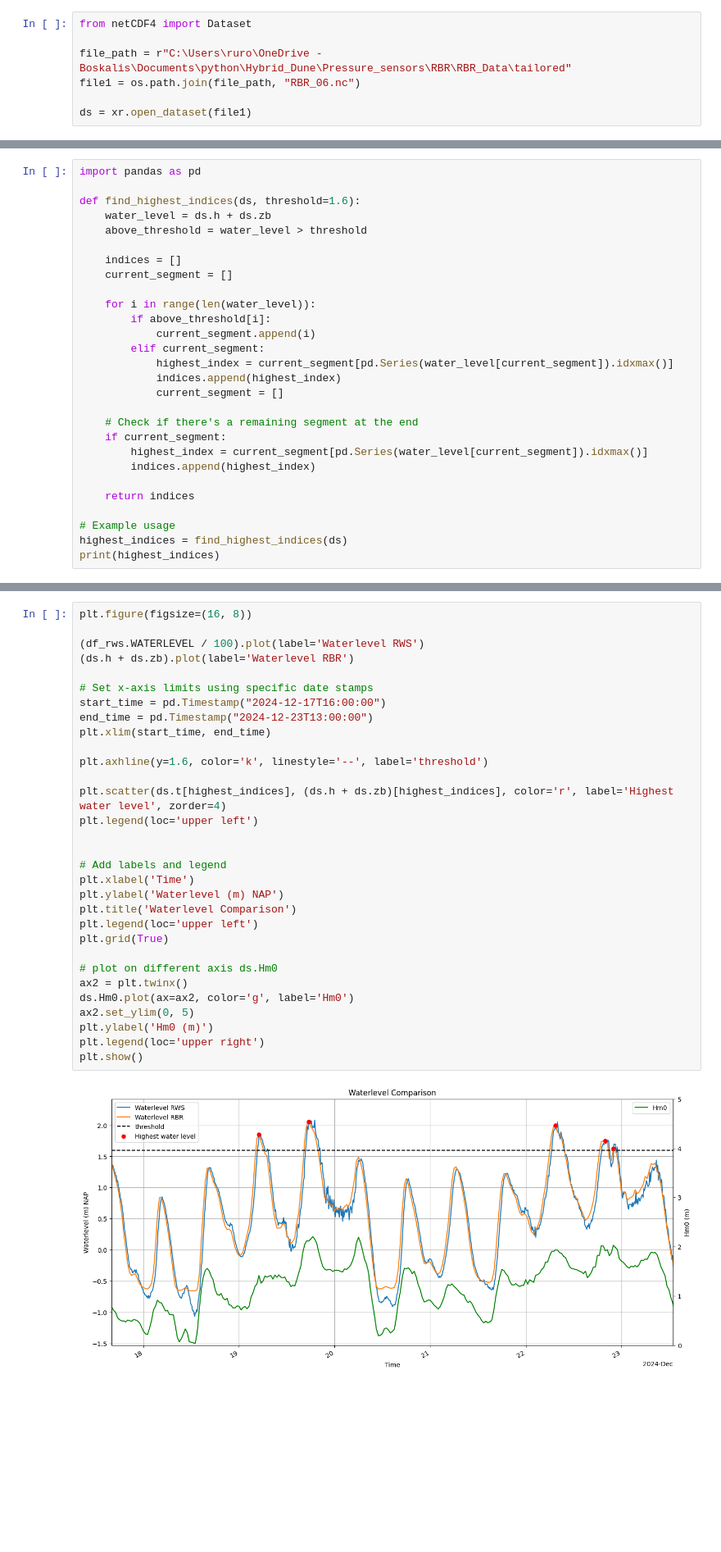
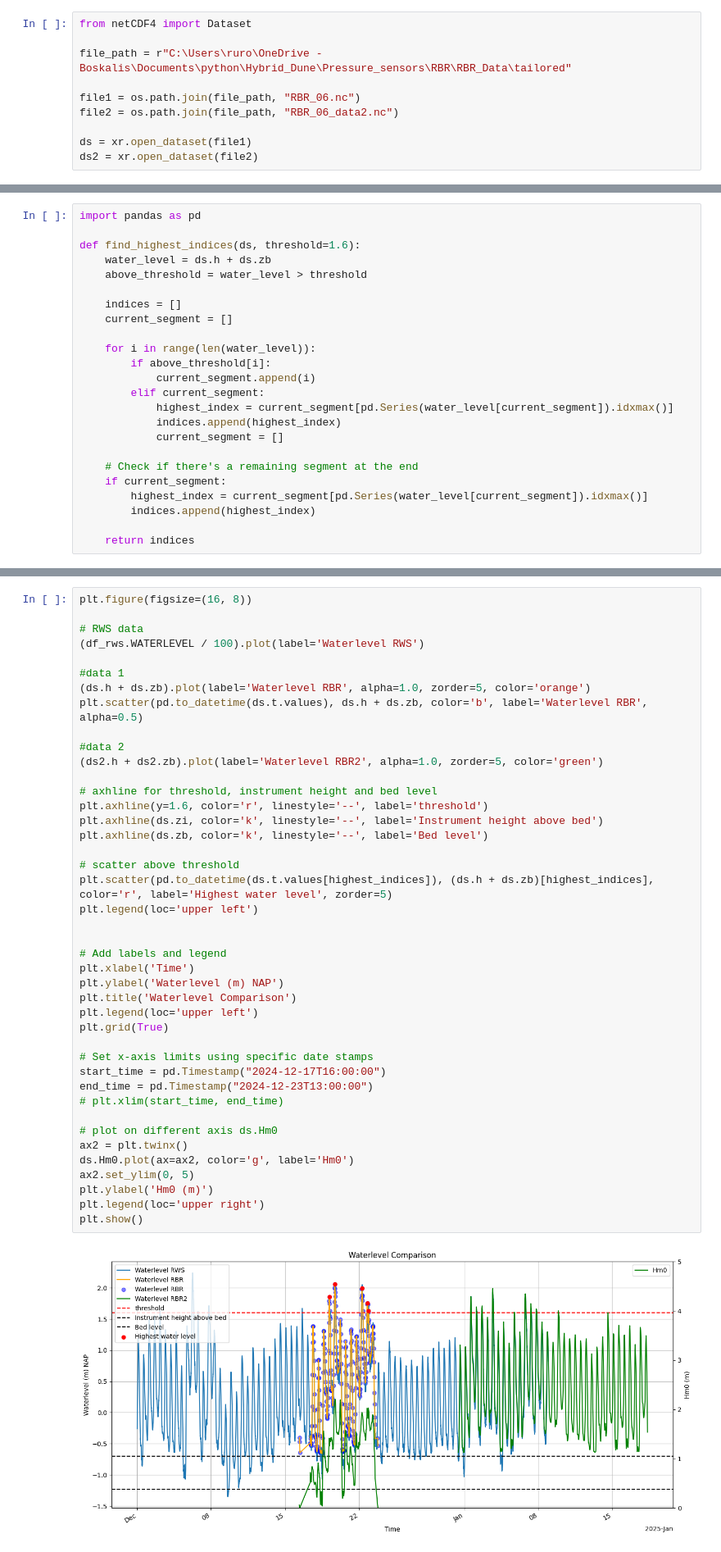
Before and after one commit to Rubenrosman/HybridDune, a Jupyter notebook: Ruben/Pressure_sensors/S1/RBR_05/RBR_tailored_plot.ipynb, the cells around one changed output, grey strips where cells are left out. Shown at 82% size. Drawn from its saved outputs; the diff is of its cells as text; blank space fills up the shorter version.

```diff
--- a/Ruben/Pressure_sensors/S1/RBR_05/RBR_tailored_plot.ipynb
+++ b/Ruben/Pressure_sensors/S1/RBR_05/RBR_tailored_plot.ipynb
@@ -41,6 +41,9 @@ def find_time_index(ds, specific_time):
 from netCDF4 import Dataset
 
 file_path = r"C:\Users\ruro\OneDrive - Boskalis\Documents\python\Hybrid_Dune\Pressure_sensors\RBR\RBR_Data\tailored"
+
 file1 = os.path.join(file_path, "RBR_06.nc")
+file2 = os.path.join(file_path, "RBR_06_data2.nc")
 
 ds = xr.open_dataset(file1)
+ds2 = xr.open_dataset(file2)
@@ -222,8 +243,4 @@ def find_highest_indices(ds, threshold=1.6):
         indices.append(highest_index)
 
     return indices
-
-# Example usage
-highest_indices = find_highest_indices(ds)
-print(highest_indices)
 # %% [output]
@@ -231,33 +248,44 @@ print(highest_indices)
 # %%
 plt.figure(figsize=(16, 8))
 
+# RWS data
 (df_rws.WATERLEVEL / 100).plot(label='Waterlevel RWS')
-(ds.h + ds.zb).plot(label='Waterlevel RBR')
 
-# Set x-axis limits using specific date stamps
-start_time = pd.Timestamp("2024-12-17T16:00:00")
-end_time = pd.Timestamp("2024-12-23T13:00:00")
-plt.xlim(start_time, end_time)
+#data 1
+(ds.h + ds.zb).plot(label='Waterlevel RBR', alpha=1.0, zorder=5, color='orange')
+plt.scatter(pd.to_datetime(ds.t.values), ds.h + ds.zb, color='b', label='Waterlevel RBR', alpha=0.5)
 
-plt.axhline(y=1.6, color='k', linestyle='--', label='threshold')
+#data 2
+(ds2.h + ds2.zb).plot(label='Waterlevel RBR2', alpha=1.0, zorder=5, color='green')
 
-plt.scatter(ds.t[highest_indices], (ds.h + ds.zb)[highest_indices], color='r', label='Highest water level', zorder=4)
+# axhline for threshold, instrument height and bed level
+plt.axhline(y=1.6, color='r', linestyle='--', label='threshold')
+plt.axhline(ds.zi, color='k', linestyle='--', label='Instrument height above bed')
+plt.axhline(ds.zb, color='k', linestyle='--', label='Bed level')
+
+# scatter above threshold
+plt.scatter(pd.to_datetime(ds.t.values[highest_indices]), (ds.h + ds.zb)[highest_indices], color='r', label='Highest water level', zorder=5)
 plt.legend(loc='upper left')
 
 
 # Add labels and legend
 plt.xlabel('Time')
 plt.ylabel('Waterlevel (m) NAP')
 plt.title('Waterlevel Comparison')
 plt.legend(loc='upper left')
 plt.grid(True)
 
+# Set x-axis limits using specific date stamps
+start_time = pd.Timestamp("2024-12-17T16:00:00")
+end_time = pd.Timestamp("2024-12-23T13:00:00")
+# plt.xlim(start_time, end_time)
+
 # plot on different axis ds.Hm0
 ax2 = plt.twinx()
 ds.Hm0.plot(ax=ax2, color='g', label='Hm0')
 ax2.set_ylim(0, 5)
 plt.ylabel('Hm0 (m)')
 plt.legend(loc='upper right')
 plt.show()
 # %% [output]
-[figure, old version]
+[figure, new version]
```
Also changed, not shown: parts of 8 cells of this notebook, 3 other files.
